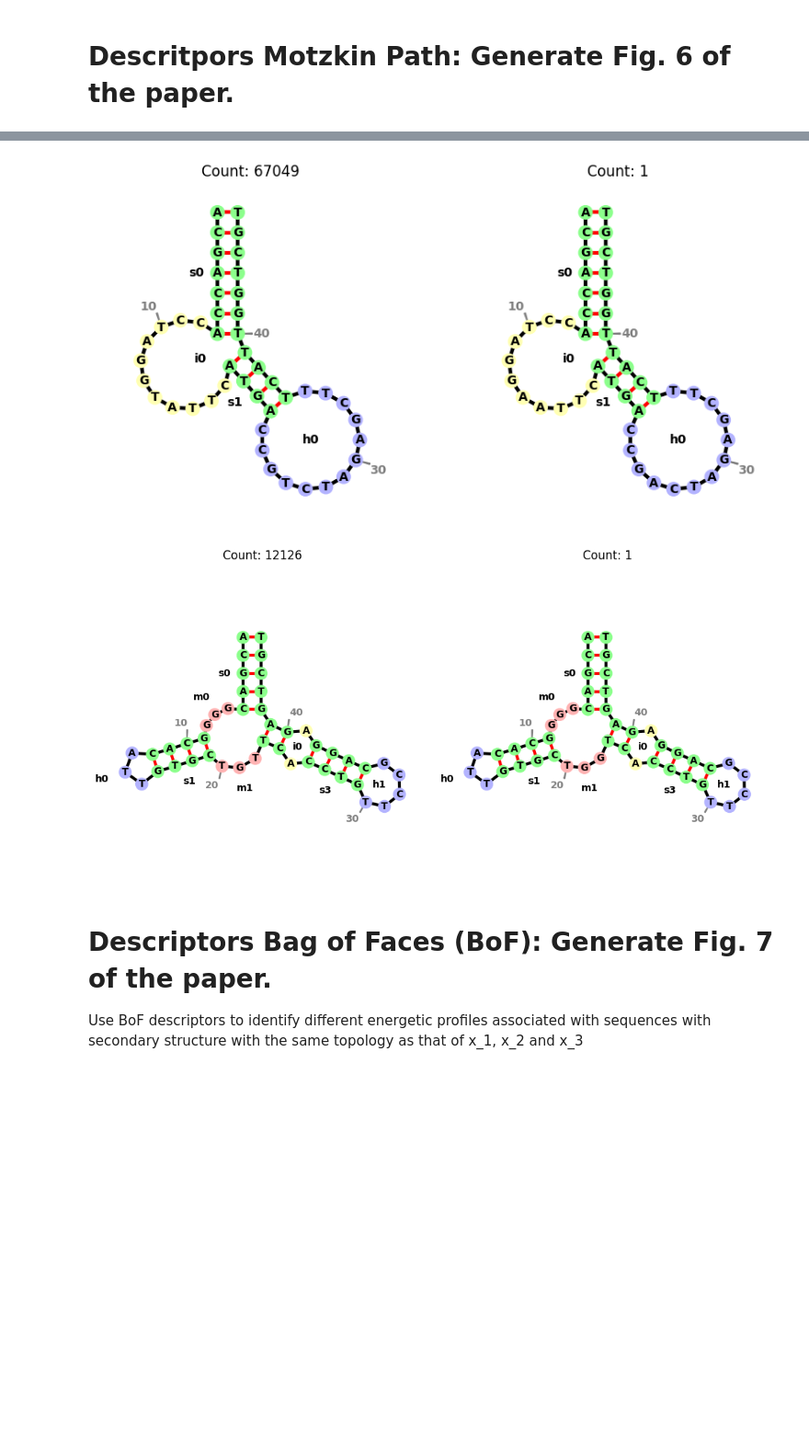
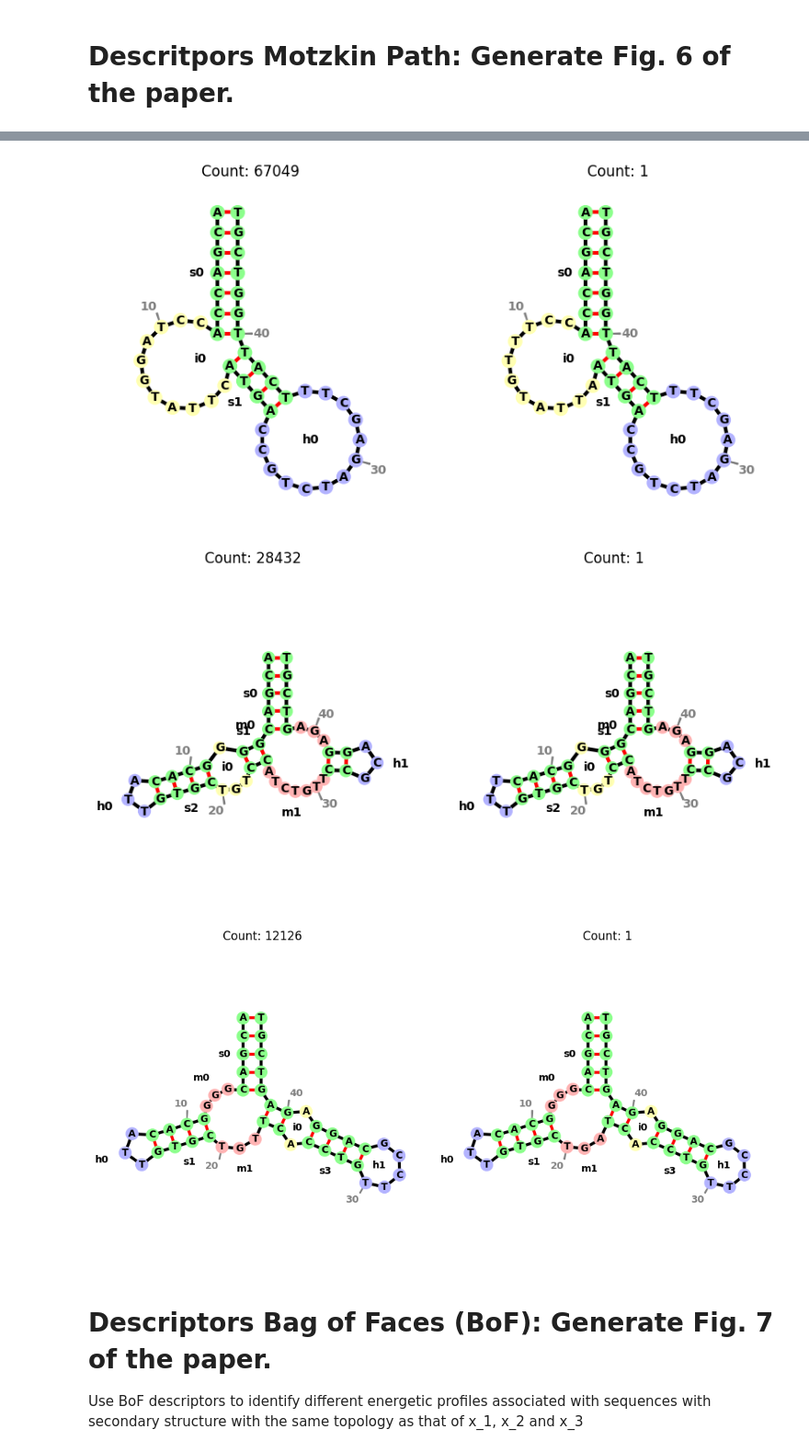
Before and after one commit to shihhsinwang0214/GMFold, a Jupyter notebook: notebooks/similarity_search.ipynb, the cells around one changed output, grey strips where cells are left out. Shown at 92% size. Cells and saved outputs as stored; diff of their text form; code cells hidden in the pictures; blank space fills up the shorter version.

```diff
--- a/notebooks/similarity_search.ipynb
+++ b/notebooks/similarity_search.ipynb
@@ -76,31 +77,32 @@ plt.axis('off')
 # %%
 # DNA sequences represented in Fig. 3
-
-index_x1 =[0,4327]
-index_x2=[1, 4273 ]
-index_x3 =[2,4291 ]
-for lista in [index_x1, index_x2,index_x3]:
+index_x1 =[0, 4162]
+index_x2=[1, 4168]
+index_x3 =[3, 4423]
+index_x4 =[4, 4397]
+for lista in [index_x1, index_x2,index_x3, index_x4]:
         fig, (ax1, ax2) = plt.subplots(1, 2, figsize=(10, 5))
         seq = df['Sequence'][lista[0]]
-        structs = gmfold(seq, l_fix = 4)
+        structs = gmfold(seq, l_fix = 5)
         d_b = gm_dot_bracket( seq, structs)
         bg = BulgeGraph.from_dotbracket( d_b  ,  seq)
         fvm.plot_rna(bg,ax = ax1, text_kwargs={"fontweight":"black"}, lighten=0.7,backbone_kwargs={"linewidth":3})
         ax1.set_title(f'Count: {df['Count'][lista[0]]}')
         seq = df['Sequence'][lista[1]]
-        structs = gmfold(seq, l_fix = 4)
+        structs = gmfold(seq, l_fix = 5)
         d_b = gm_dot_bracket( seq, structs)
         bg = BulgeGraph.from_dotbracket( d_b  ,  seq)
         fvm.plot_rna(bg,ax = ax2, text_kwargs={"fontweight":"black"}, lighten=0.7,backbone_kwargs={"linewidth":3})
         ax2.set_title(f'Count: {df['Count'][lista[1]]}')
 
 plt.tight_layout()
 plt.axis('off')
 plt.show()
 # %% [output]
 [figure]
 [figure]
-[figure, old version]
+[figure, new version]
+[figure, added]
 # %%
 # Consider all elements that have same Motzkin path descriptor as x_1, x_2 and x_3, which are the first, second, and fourth highest-count sequences.
 # In our dataset, the third-highest count sequence has secondary structure with the same topology as the first-highest count sequence
```
Also changed, not shown: parts of 6 cells of this notebook, 34 other files.
